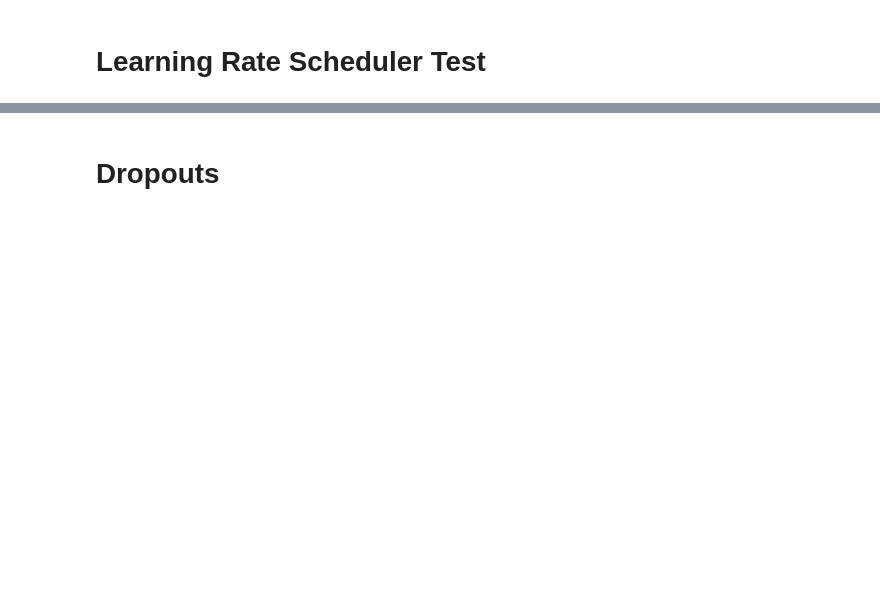
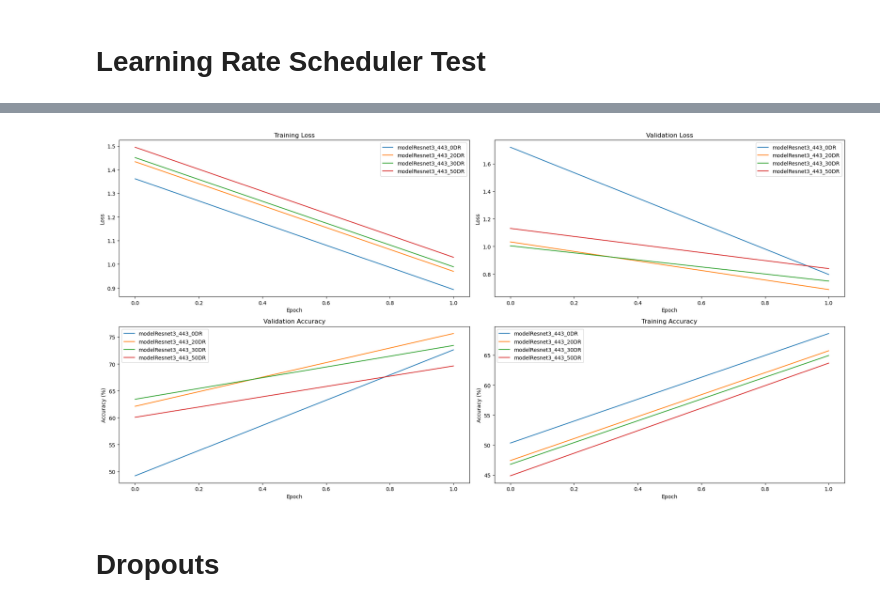
Before and after one commit to matzefit/DL_Sp24_Miniproject, a Jupyter notebook: scriptTrainParamsTest.ipynb, the cells around one changed output, grey strips where cells are left out. Saved outputs shown, nothing was run; the diff lists cells and outputs as text; code cells hidden in the pictures; blank space fills up the shorter version.

```diff
--- a/scriptTrainParamsTest.ipynb
+++ b/scriptTrainParamsTest.ipynb
@@ -1081,0 +1121,99 @@ plt.show()
+# %%
+#----------  0 Dropout
+def ResNet3_with_dropout_0DR():
+    return ResNet3Dropouts(BasicBlockDropouts, [4, 4, 3], dropout_rate=0)  # For example, a dropout rate of 0.5
+modelResnet3_443_0DR = ResNet3_with_dropout_0DR()
+total_paramsResnet3_443_0DR = sum(p.numel() for p in modelResnet3_443_0DR.parameters())
+print(f"Total parameters modelResnet3_443_0DR: {total_paramsResnet3_443_0DR}")
+#------- 0.2 Dropout
+def ResNet3_with_dropout_20DR():
+    return ResNet3Dropouts(BasicBlockDropouts, [4, 4, 3], dropout_rate=0.2)  # For example, a dropout rate of 0.5
+modelResnet3_443_20DR = ResNet3_with_dropout_20DR()
+total_paramsResnet3_443_20DR = sum(p.numel() for p in modelResnet3_443_20DR.parameters())
+print(f"Total parameters modelResnet3_443_20DR: {total_paramsResnet3_443_20DR}")
+#--------- 0.3 Dropout
+def ResNet3_with_dropout_30DR():
+    return ResNet3Dropouts(BasicBlockDropouts, [4, 4, 3], dropout_rate=0.3)  # For example, a dropout rate of 0.5
+modelResnet3_443_30DR = ResNet3_with_dropout_30DR()
+total_paramsResnet3_443_30DR = sum(p.numel() for p in modelResnet3_443_30DR.parameters())
+print(f"Total parameters modelResnet3_443_30DR: {total_paramsResnet3_443_30DR}")
+#----- 0.5 Dropout
+def ResNet3_with_dropout_50DR():
+    return ResNet3Dropouts(BasicBlockDropouts, [4, 4, 3], dropout_rate=0.5)  # For example, a dropout rate of 0.5
+modelResnet3_443_50DR = ResNet3_with_dropout_50DR()
+total_paramsmodelResnet3_443_50DR = sum(p.numel() for p in modelResnet3_443_50DR.parameters())
+print(f"Total parameters modelResnet3_443_50DR: {total_paramsmodelResnet3_443_50DR}")
+
+
+# Move the model to CUDA device if available
+device = torch.device("cuda" if torch.cuda.is_available() else "cpu")
+print(torch.cuda.get_device_name(0))
+
+#--------- training call
+
+model_names = ['modelResnet3_443_0DR', 'modelResnet3_443_20DR', 'modelResnet3_443_30DR', 'modelResnet3_443_50DR']
+models = [modelResnet3_443_0DR, modelResnet3_443_20DR, modelResnet3_443_30DR, modelResnet3_443_50DR]
+
+# Initialize dictionaries to store the metrics
+all_metrics_Dropouts = {
+    model_name: {'train_losses': [], 'valid_losses': [], 'valid_accuracies': [], 'train_accuracies': []}
+    for model_name in model_names
+}
+
+
+num_epochs=50
+
+# Train and evaluate each model
+for model, model_name in zip(models, model_names):
+    model.to(device)
+    print(f"Training {model_name}")
+    train_loss, valid_loss, valid_accuracy, train_accuracy = train_and_evaluate_model(model, model_name, loaders, device, num_epochs=num_epochs)
+
+    # Store metrics in the dictionary
+    all_metrics_Dropouts[model_name]['train_losses'] = train_loss
+    all_metrics_Dropouts[model_name]['valid_losses'] = valid_loss
+    all_metrics_Dropouts[model_name]['valid_accuracies'] = valid_accuracy
+    all_metrics_Dropouts[model_name]['train_accuracies'] = train_accuracy
+
+
+plt.figure(figsize=(20, 10))
+
+# Training Loss
+plt.subplot(2, 2, 1)
+for name, metrics in all_metrics_Dropouts.items():
+    plt.plot(metrics['train_losses'], label=name)
+plt.title('Training Loss')
+plt.xlabel('Epoch')
+plt.ylabel('Loss')
+plt.legend()
+
+# Validation Loss
+plt.subplot(2, 2, 2)
+for name, metrics in all_metrics_Dropouts.items():
+    plt.plot(metrics['valid_losses'], label=name)
+plt.title('Validation Loss')
+plt.xlabel('Epoch')
+plt.ylabel('Loss')
+plt.legend()
+
+# Validation Accuracy
+plt.subplot(2, 2, 3)
+for name, metrics in all_metrics_Dropouts.items():
+    plt.plot(metrics['valid_accuracies'], label=name)
+plt.title('Validation Accuracy')
+plt.xlabel('Epoch')
+plt.ylabel('Accuracy (%)')
+plt.legend()
+
+# Training Accuracy
+plt.subplot(2, 2, 4)
+for name, metrics in all_metrics_Dropouts.items():
+    plt.plot(metrics['train_accuracies'], label=name)
+plt.title('Training Accuracy')
+plt.xlabel('Epoch')
+plt.ylabel('Accuracy (%)')
+plt.legend()
+
+plt.tight_layout()
+plt.show()
+# %% [output]
@@ -1082,2 +1237,3 @@ plt.show()
+[figure, added]
 # %% [markdown]
 # Dropouts
```
Also changed, not shown: parts of 11 cells of this notebook, 4 other files.
